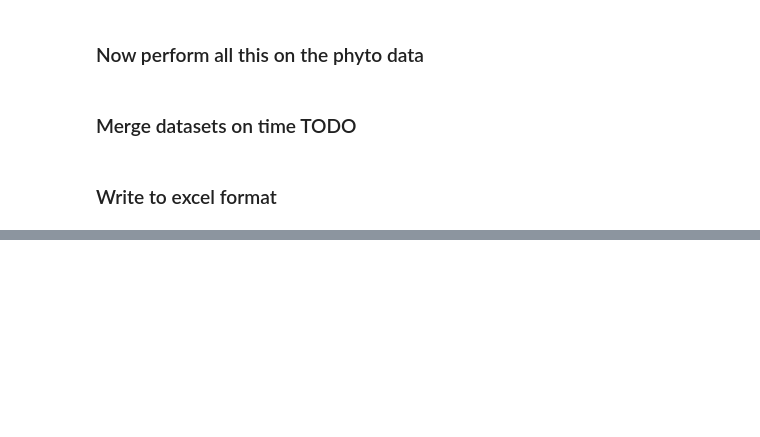
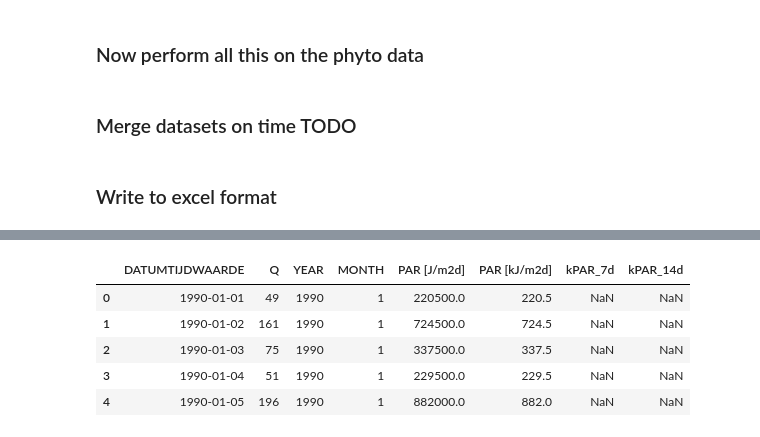
Before and after one commit to JinseiSteven/Phytoplankton-Prediction-Project, a Jupyter notebook: scripts/data_cleanup.ipynb, the cells around one changed output, grey strips where cells are left out. Cells and saved outputs as stored; diff of their text form; code cells hidden in the pictures; blank space fills up the shorter version.

```diff
--- a/scripts/data_cleanup.ipynb
+++ b/scripts/data_cleanup.ipynb
@@ -237,0 +277,10 @@ merged_dataset = merge_datasets(abiotic_updated, biotic_df, 'DATUMTIJDWAARDE', '
+# %%
+irradiance_df["DATUMTIJDWAARDE"] = pd.to_datetime(irradiance_df['DATUMTIJDWAARDE'], format='%Y%m%d').dt.date
+display(irradiance_df.head())
+# %% [output]
+|  | DATUMTIJDWAARDE | Q | YEAR | MONTH | PAR [J/m2d] | PAR [kJ/m2d] | kPAR_7d | kPAR_14d |
+| 0 | 1990-01-01 | 49 | 1990 | 1 | 220500.0 | 220.5 | NaN | NaN |
+| 1 | 1990-01-02 | 161 | 1990 | 1 | 724500.0 | 724.5 | NaN | NaN |
+| 2 | 1990-01-03 | 75 | 1990 | 1 | 337500.0 | 337.5 | NaN | NaN |
+| 3 | 1990-01-04 | 51 | 1990 | 1 | 229500.0 | 229.5 | NaN | NaN |
+| 4 | 1990-01-05 | 196 | 1990 | 1 | 882000.0 | 882.0 | NaN | NaN |
```
Also changed, not shown: parts of 9 cells of this notebook, 1 other file.
